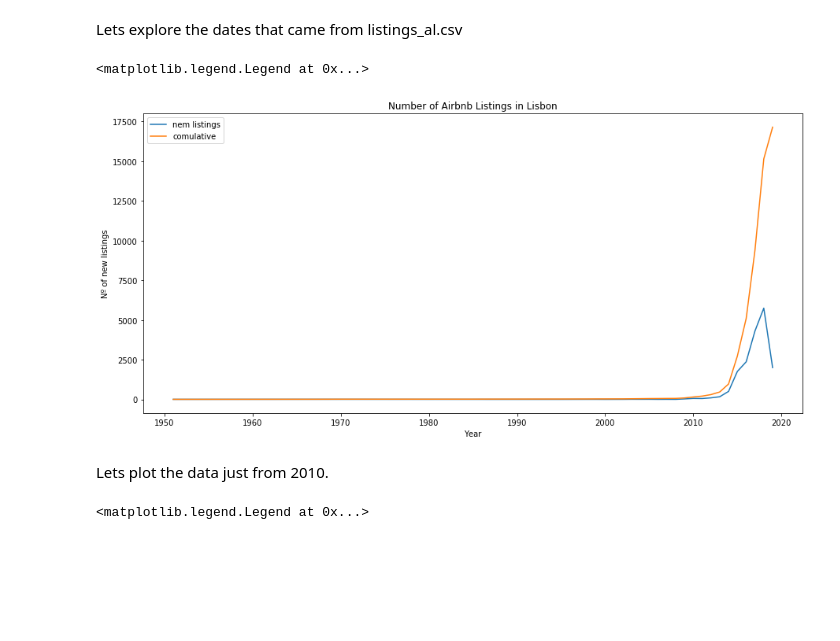
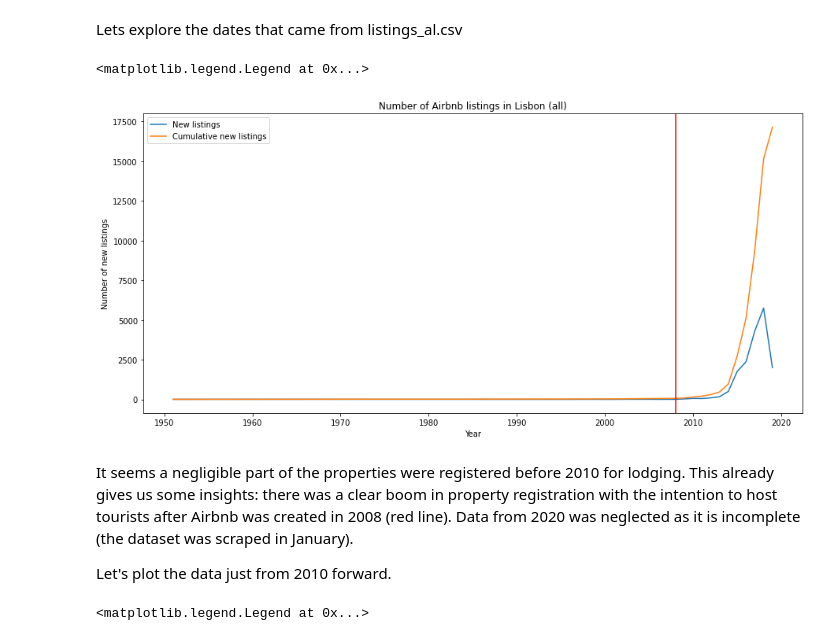
Before and after one commit to beatriz-lima/TPD-Airbnb-Data, a Jupyter notebook: Notebooks/date_dimension.ipynb, the cells around one changed output. Drawn from its saved outputs; the diff is of its cells as text; code cells hidden in the pictures; blank space fills up the shorter version.

```diff
--- a/Notebooks/date_dimension.ipynb
+++ b/Notebooks/date_dimension.ipynb
@@ -58,15 +65,18 @@ df_years_graph = df_years_graph[df_years_graph['year']!=2020]
 df_years_graph['cum_count'] = df_years_graph['count'].cumsum()
 # %%
 plt.figure(figsize=(15,7))
-plt.plot(df_years_graph['year'],df_years_graph['count'], label = 'nem listings')
-plt.plot(df_years_graph['year'],df_years_graph['cum_count'], label = 'comulative')
+plt.plot(df_years_graph['year'],df_years_graph['count'], label = 'New listings')
+plt.plot(df_years_graph['year'],df_years_graph['cum_count'], label = 'Cumulative new listings')
+plt.axvline(x = 2008, color = 'red')
 plt.xlabel('Year')
-plt.ylabel('Nº of new listings')
-plt.title('Number of Airbnb Listings in Lisbon')
+plt.ylabel('Number of new listings')
+plt.title('Number of Airbnb listings in Lisbon (all)')
 plt.legend()
 # %% [output]
 <matplotlib.legend.Legend at 0x...>
-[figure, old version]
+[figure, new version]
-# %% [markdown]
-Lets plot the data just from 2010.
+# %% [markdown]
+It seems a negligible part of the properties were registered before 2010 for lodging. This already gives us some insights: there was a clear boom in property registration with the intention to host tourists after Airbnb was created in 2008 (red line). Data from 2020 was neglected as it is incomplete (the dataset was scraped in January).
+
+Let's plot the data just from 2010 forward.
 # %%
```
Also changed, not shown: parts of 12 cells of this notebook.
